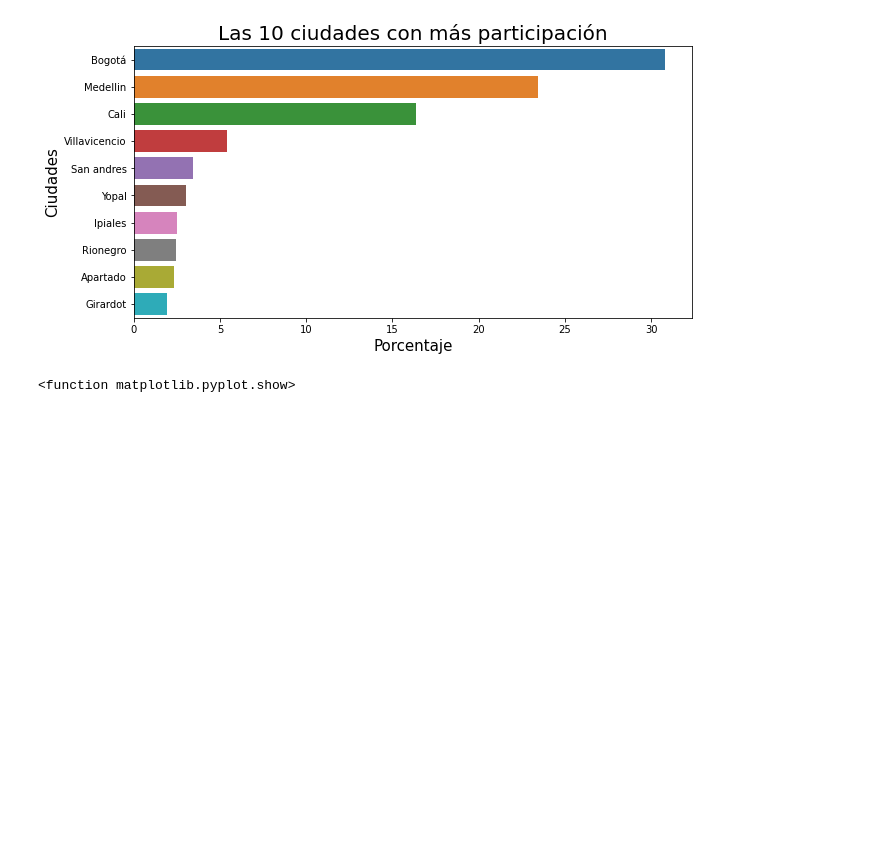
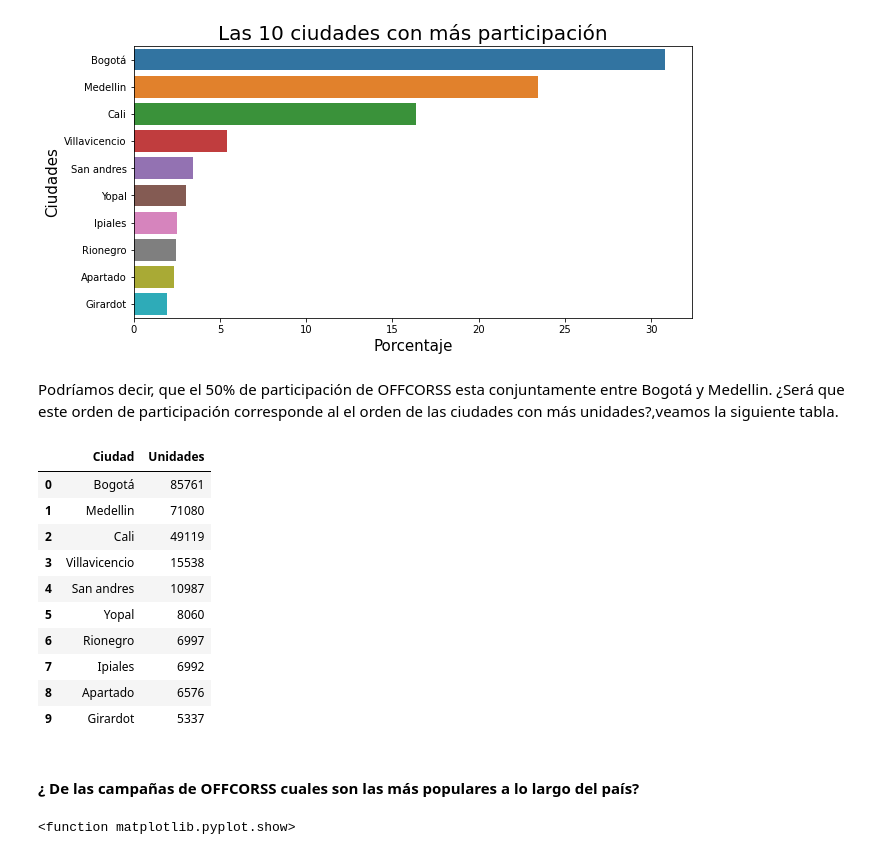
Before and after one commit to Eduarmma19/prueba_tecnica, a Jupyter notebook: Prueba_tecnica.ipynb, the cells around one changed output. Cells and saved outputs as stored; diff of their text form; code cells hidden in the pictures; blank space fills up the shorter version.

```diff
--- a/Prueba_tecnica.ipynb
+++ b/Prueba_tecnica.ipynb
@@ -176,6 +231,28 @@ plt.xlabel("Porcentaje",fontsize = 15)
 plt.show()
 # %% [output]
 [figure]
+# %% [markdown]
+Podríamos decir, que el 50% de participación de OFFCORSS esta conjuntamente entre Bogotá y Medellin. ¿Será que este orden de participación corresponde al el orden de las ciudades con más unidades?,veamos la siguiente tabla.
+# %%
+df_ciudades =df_total.groupby('Ciudad')['Unidades'].sum().sort_values(ascending = False)
+df_frame =pd.DataFrame()
+df_frame['Ciudad']= df_ciudades.index
+df_frame['Unidades']=df_ciudades.values
+df_frame.head(10)
+# %% [output]
+|  | Ciudad | Unidades |
+| 0 | Bogotá | 85761 |
+| 1 | Medellin | 71080 |
+| 2 | Cali | 49119 |
+| 3 | Villavicencio | 15538 |
+| 4 | San andres | 10987 |
+| 5 | Yopal | 8060 |
+| 6 | Rionegro | 6997 |
+| 7 | Ipiales | 6992 |
+| 8 | Apartado | 6576 |
+| 9 | Girardot | 5337 |
+# %% [markdown]
+#### ¿ De las campañas de OFFCORSS cuales son las más populares a lo largo del país?
 # %%
 # Las 10 campañas más populares
 campana_conteo = df_total['Mat:Concepto Diseño'].value_counts()
```
Also changed, not shown: parts of 28 cells of this notebook.
